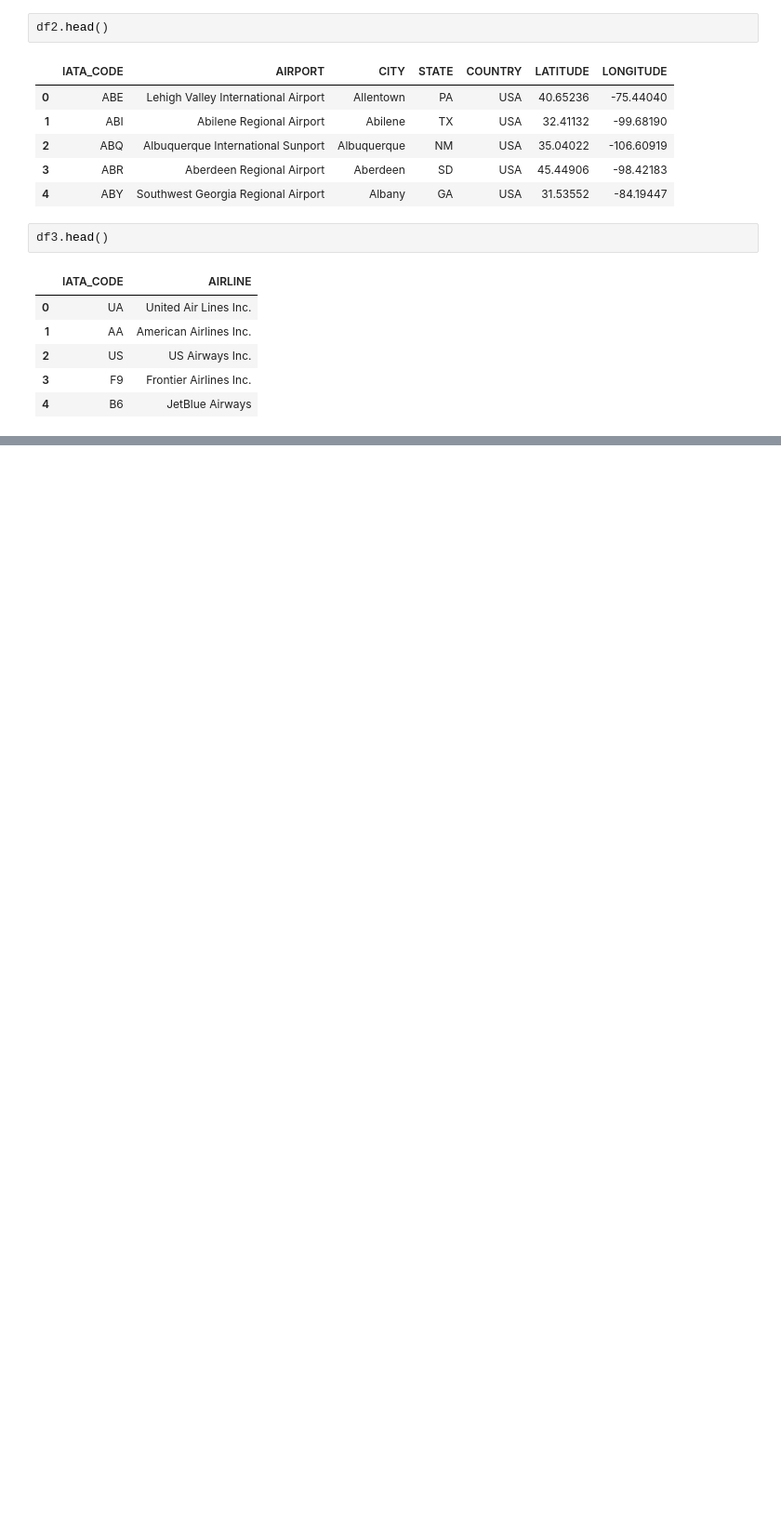
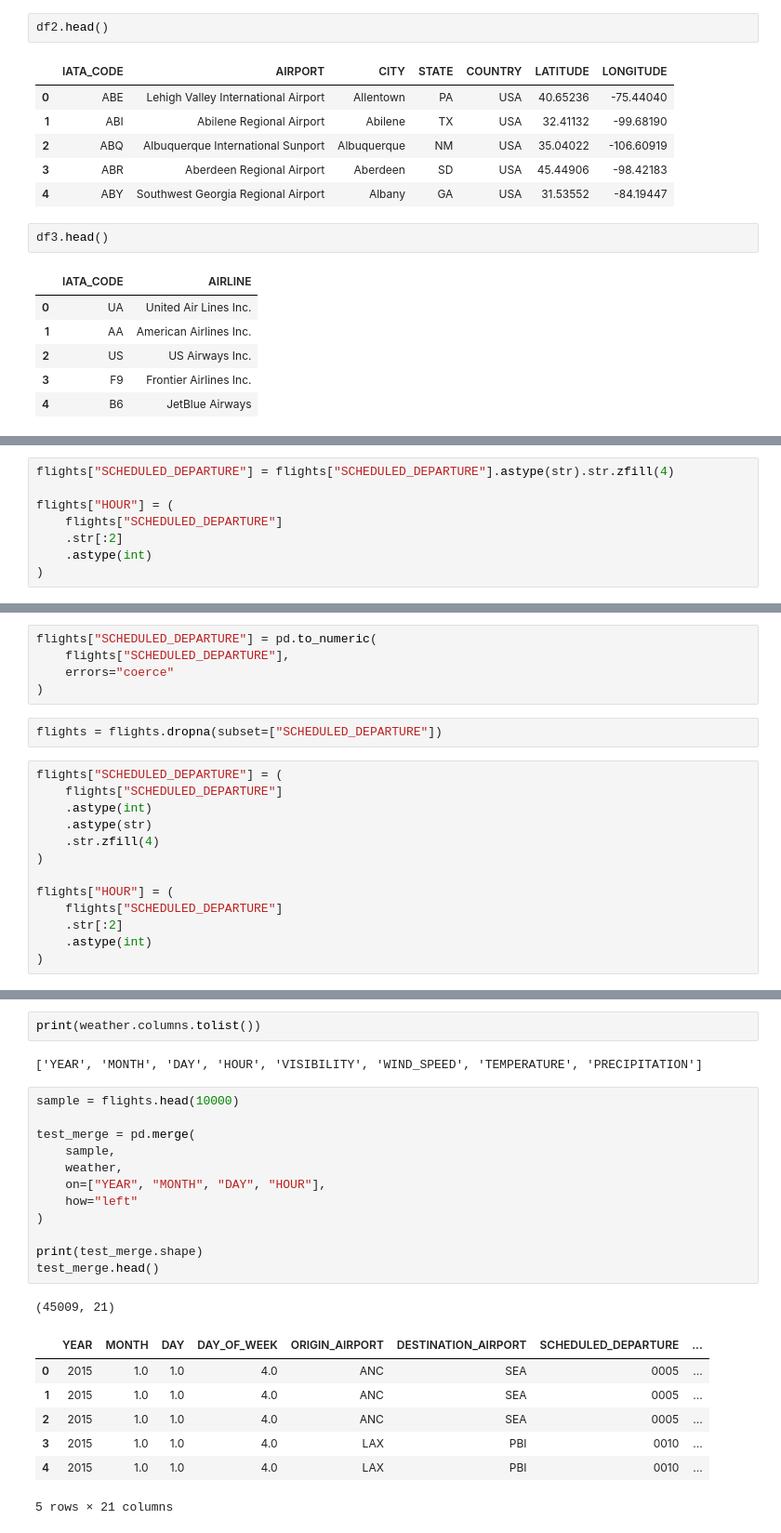
Before and after one commit to faosanelawani315-crypto/TCCHackDefend2026_DevStorm, a Jupyter notebook: colab/data_exploration_first.ipynb, the cells around one changed output, grey strips where cells are left out. Shown at 93% size. Saved outputs shown, nothing was run; the diff lists cells and outputs as text; blank space fills up the shorter version.

```diff
--- a/colab/data_exploration_first.ipynb
+++ b/colab/data_exploration_first.ipynb
@@ -199,0 +404,8 @@ df3.head()
+# %%
+flights["SCHEDULED_DEPARTURE"] = flights["SCHEDULED_DEPARTURE"].astype(str).str.zfill(4)
+
+flights["HOUR"] = (
+    flights["SCHEDULED_DEPARTURE"]
+    .str[:2]
+    .astype(int)
+)
@@ -199,0 +429,20 @@ df3.head()
+# %%
+flights["SCHEDULED_DEPARTURE"] = pd.to_numeric(
+    flights["SCHEDULED_DEPARTURE"],
+    errors="coerce"
+)
+# %%
+flights = flights.dropna(subset=["SCHEDULED_DEPARTURE"])
+# %%
+flights["SCHEDULED_DEPARTURE"] = (
+    flights["SCHEDULED_DEPARTURE"]
+    .astype(int)
+    .astype(str)
+    .str.zfill(4)
+)
+
+flights["HOUR"] = (
+    flights["SCHEDULED_DEPARTURE"]
+    .str[:2]
+    .astype(int)
+)
@@ -199,0 +472,25 @@ df3.head()
+# %%
+print(weather.columns.tolist())
+# %% [output]
+['YEAR', 'MONTH', 'DAY', 'HOUR', 'VISIBILITY', 'WIND_SPEED', 'TEMPERATURE', 'PRECIPITATION']
+# %%
+sample = flights.head(10000)
+
+test_merge = pd.merge(
+    sample,
+    weather,
+    on=["YEAR", "MONTH", "DAY", "HOUR"],
+    how="left"
+)
+
+print(test_merge.shape)
+test_merge.head()
+# %% [output]
+(45009, 21)
+|  | YEAR | MONTH | DAY | DAY_OF_WEEK | ORIGIN_AIRPORT | DESTINATION_AIRPORT | SCHEDULED_DEPARTURE | ... |
+| 0 | 2015 | 1.0 | 1.0 | 4.0 | ANC | SEA | 0005 | ... |
+| 1 | 2015 | 1.0 | 1.0 | 4.0 | ANC | SEA | 0005 | ... |
+| 2 | 2015 | 1.0 | 1.0 | 4.0 | ANC | SEA | 0005 | ... |
+| 3 | 2015 | 1.0 | 1.0 | 4.0 | LAX | PBI | 0010 | ... |
+| 4 | 2015 | 1.0 | 1.0 | 4.0 | LAX | PBI | 0010 | ... |
+5 rows × 21 columns
```
Also changed, not shown: parts of 50 cells of this notebook.
